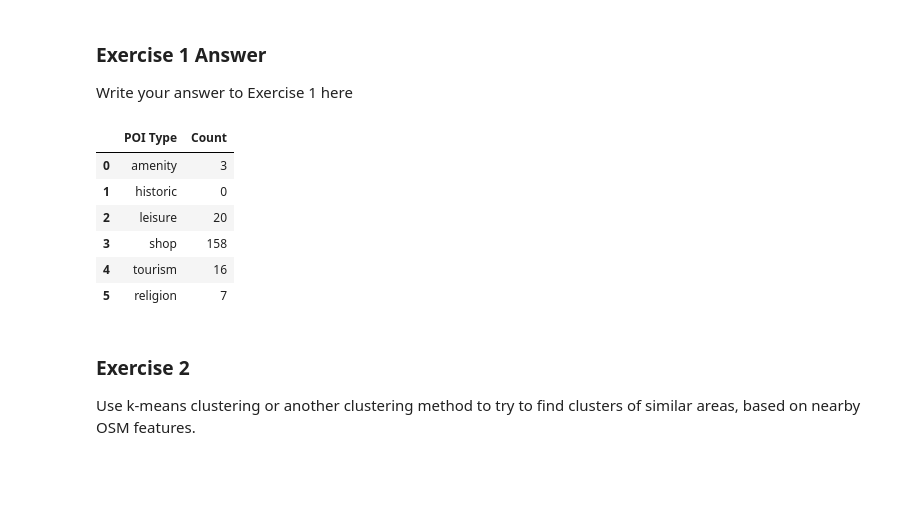
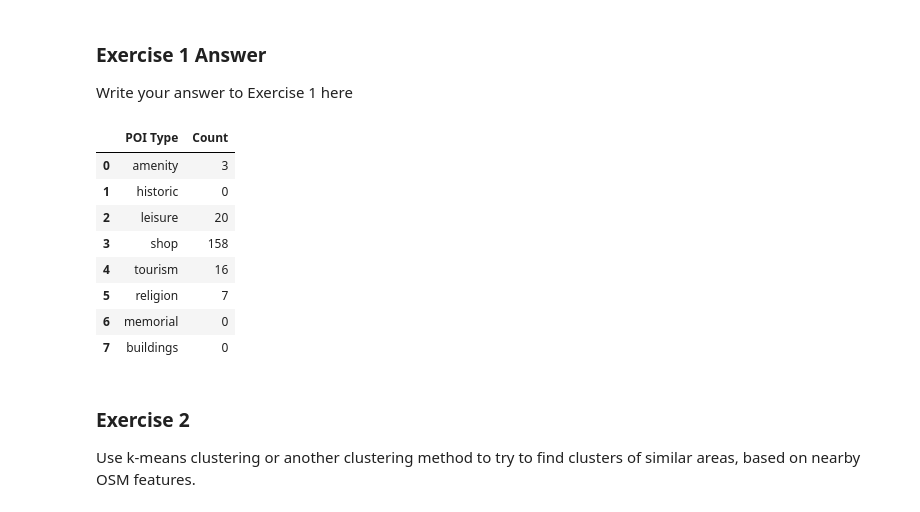
Before and after one commit to chenyilow/cyl68_ads_2024, a Jupyter notebook: _notebooks/02-access-assess-geospatial.ipynb, the cells around one changed output. Cells and saved outputs as stored; diff of their text form; code cells hidden in the pictures; blank space fills up the shorter version.

```diff
--- a/_notebooks/02-access-assess-geospatial.ipynb
+++ b/_notebooks/02-access-assess-geospatial.ipynb
@@ -504,18 +506,20 @@ Write your answer to Exercise 1 here
 # %%
 # Use this box for any code you need
 
-poi_counts = count_pois_near_coordinates(0.347596, 32.582520, tags, 1.1)
+poi_counts_example = count_pois_near_coordinates(0.347596, 32.582520, tags, 1.1)
 
-poi_counts_df = pd.DataFrame(list(poi_counts.items()), columns=['POI Type', 'Count'])
-poi_counts_df
+poi_counts_df_example = pd.DataFrame(list(poi_counts.items()), columns=['POI Type', 'Count'])
+poi_counts_df_example
 # %% [output]
 |  | POI Type | Count |
 | 0 | amenity | 3 |
 | 1 | historic | 0 |
 | 2 | leisure | 20 |
 | 3 | shop | 158 |
 | 4 | tourism | 16 |
 | 5 | religion | 7 |
+| 6 | memorial | 0 |
+| 7 | buildings | 0 |
 # %% [markdown]
 ### Exercise 2
 
```
Also changed, not shown: parts of 26 cells of this notebook.
